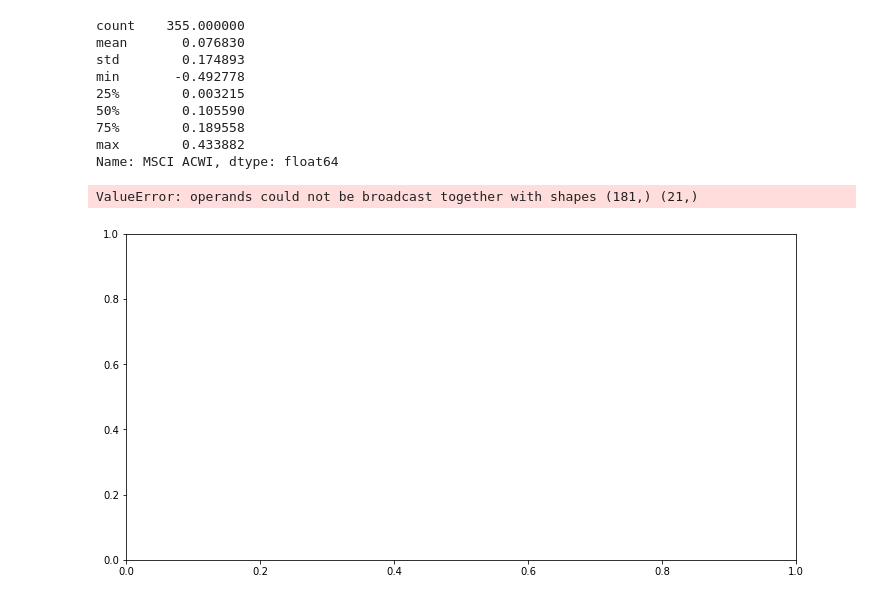
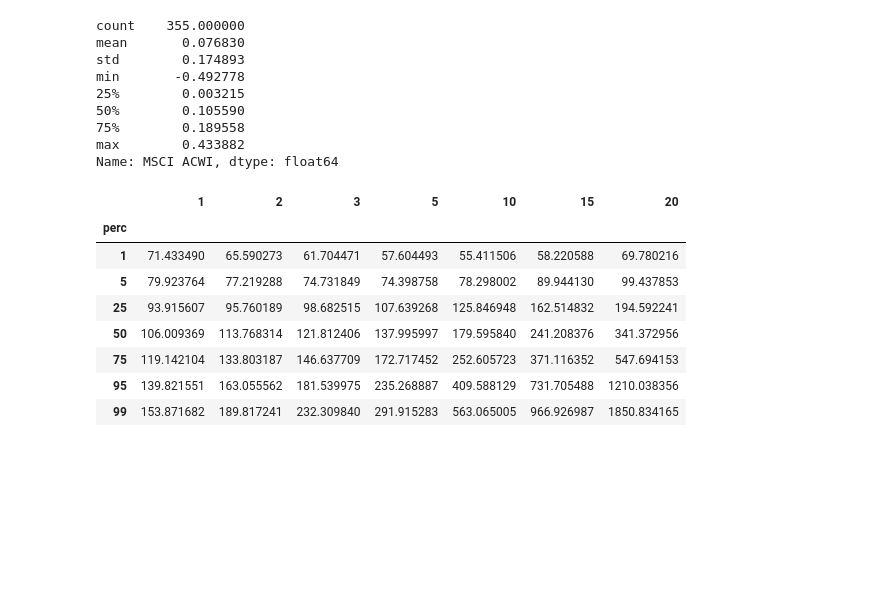
Before and after one commit to msz13/Goal-Based-Investing, a Jupyter notebook: esg/acwi.ipynb, the cells around one changed output. Drawn from its saved outputs; the diff is of its cells as text; code cells hidden in the pictures; blank space fills up the shorter version.

Commit message:
msci indexes analisys

```diff
--- a/esg/acwi.ipynb
+++ b/esg/acwi.ipynb
@@ -56,6 +56,29 @@ np.savetxt('acwi_scenarios.css', scenarios)
 # %%
 perc = np.percentile(scenarios,[1,5,25,50,75,95,99],axis=0)
-fanchart(None, perc)
+#fanchart(None, perc)
-# %% [output]
-ValueError: operands could not be broadcast together with shapes (181,) (21,)
-[figure, removed]
+# %%
+def percentile_summary(perc):
+    perc_dict = {'perc': ['1','5','25','50','75','95','99'],
+                 '1': perc[:,1],
+                 '2': perc[:,2],
+                 '3': perc[:,3],
+                 '5': perc[:,5],
+                 '10': perc[:,10],
+                 '15': perc[:,15],
+                 '20': perc[:,20]
+                 }
+
+    perc_summary = pd.DataFrame(perc_dict)
+    perc_summary.set_index('perc', inplace=True)
+    return perc_summary
+percentile_summary(perc)
+# %% [output]
+|  | 1 | 2 | 3 | 5 | 10 | 15 | 20 |
+| perc |  |  |  |  |  |  |  |
+| 1 | 71.433490 | 65.590273 | 61.704471 | 57.604493 | 55.411506 | 58.220588 | 69.780216 |
+| 5 | 79.923764 | 77.219288 | 74.731849 | 74.398758 | 78.298002 | 89.944130 | 99.437853 |
+| 25 | 93.915607 | 95.760189 | 98.682515 | 107.639268 | 125.846948 | 162.514832 | 194.592241 |
+| 50 | 106.009369 | 113.768314 | 121.812406 | 137.995997 | 179.595840 | 241.208376 | 341.372956 |
+| 75 | 119.142104 | 133.803187 | 146.637709 | 172.717452 | 252.605723 | 371.116352 | 547.694153 |
+| 95 | 139.821551 | 163.055562 | 181.539975 | 235.268887 | 409.588129 | 731.705488 | 1210.038356 |
+| 99 | 153.871682 | 189.817241 | 232.309840 | 291.915283 | 563.065005 | 966.926987 | 1850.834165 |
```
Also changed, not shown: parts of 6 cells of this notebook, 4 other files.
